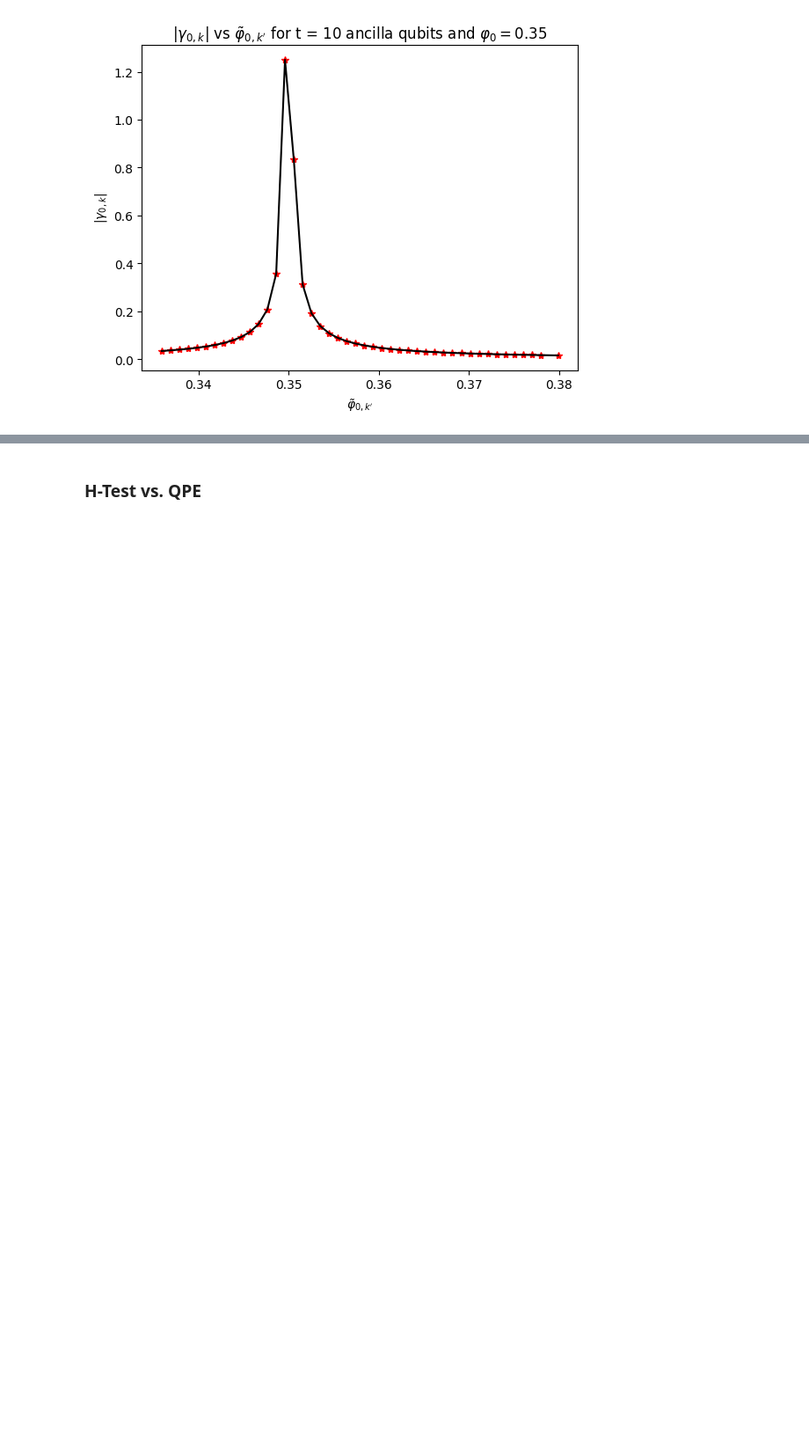
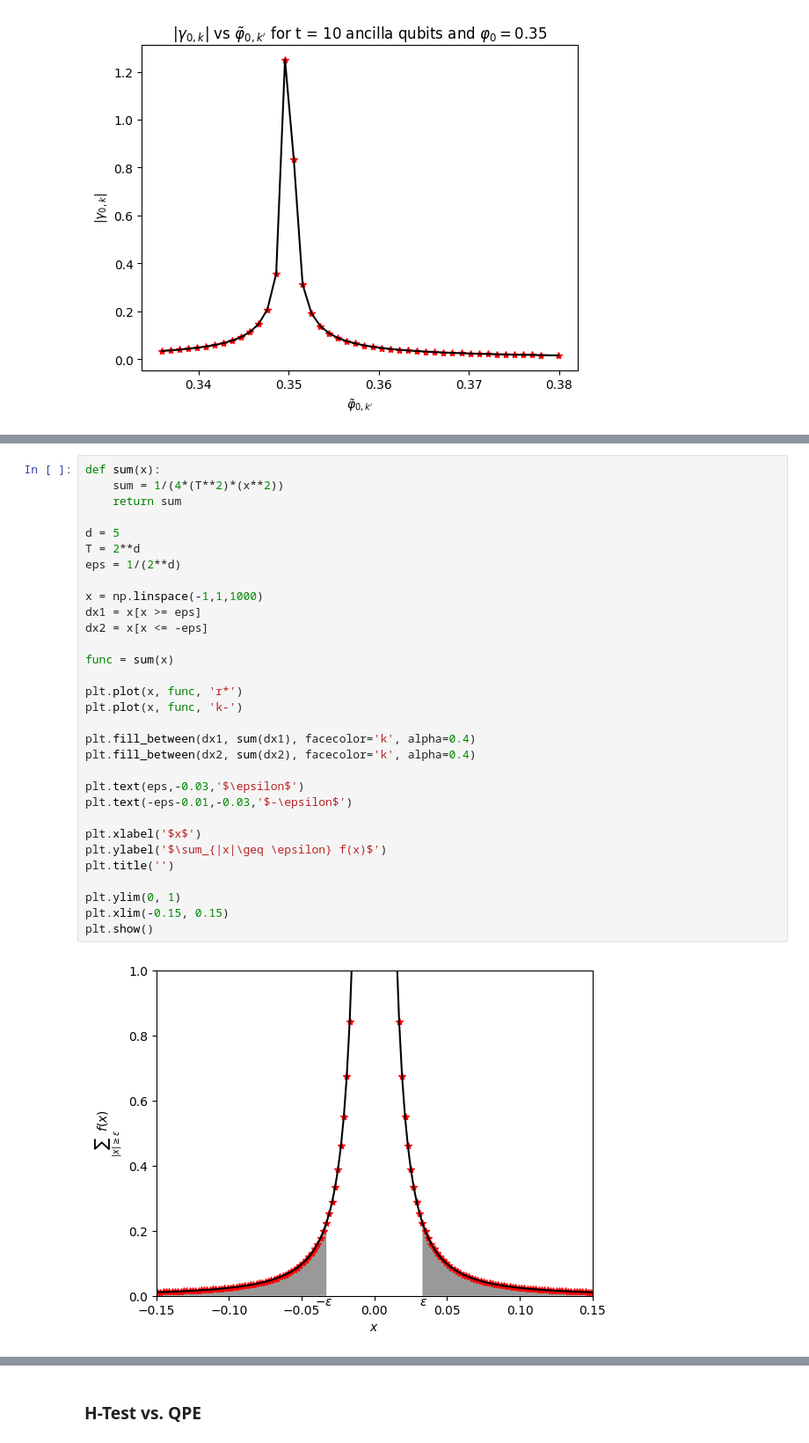
Before and after one commit to paulbruzzi/quantum-linear-algebra, a Jupyter notebook: Quantum_Phase_Estimation.ipynb, the cells around one changed output, grey strips where cells are left out. Shown at 88% size. Cells and saved outputs as stored; diff of their text form; blank space fills up the shorter version.

```diff
--- a/Quantum_Phase_Estimation.ipynb
+++ b/Quantum_Phase_Estimation.ipynb
@@ -470,0 +471,33 @@ In order to obtain the phase $\varphi_0$ to an accuracy of $\epsilon = \frac{1}{
+# %%
+def sum(x):
+    sum = 1/(4*(T**2)*(x**2))
+    return sum
+
+d = 5
+T = 2**d
+eps = 1/(2**d)
+
+x = np.linspace(-1,1,1000)
+dx1 = x[x >= eps]
+dx2 = x[x <= -eps]
+
+func = sum(x)
+
+plt.plot(x, func, 'r*')
+plt.plot(x, func, 'k-')
+
+plt.fill_between(dx1, sum(dx1), facecolor='k', alpha=0.4)
+plt.fill_between(dx2, sum(dx2), facecolor='k', alpha=0.4)
+
+plt.text(eps,-0.03,'$\epsilon$')
+plt.text(-eps-0.01,-0.03,'$-\epsilon$')
+
+plt.xlabel('$x$')
+plt.ylabel('$\sum_{|x|\geq \epsilon} f(x)$')
+plt.title('')
+
+plt.ylim(0, 1)
+plt.xlim(-0.15, 0.15)
+plt.show()
+# %% [output]
+[figure, added]
```
Also changed, not shown: parts of 4 cells of this notebook.
